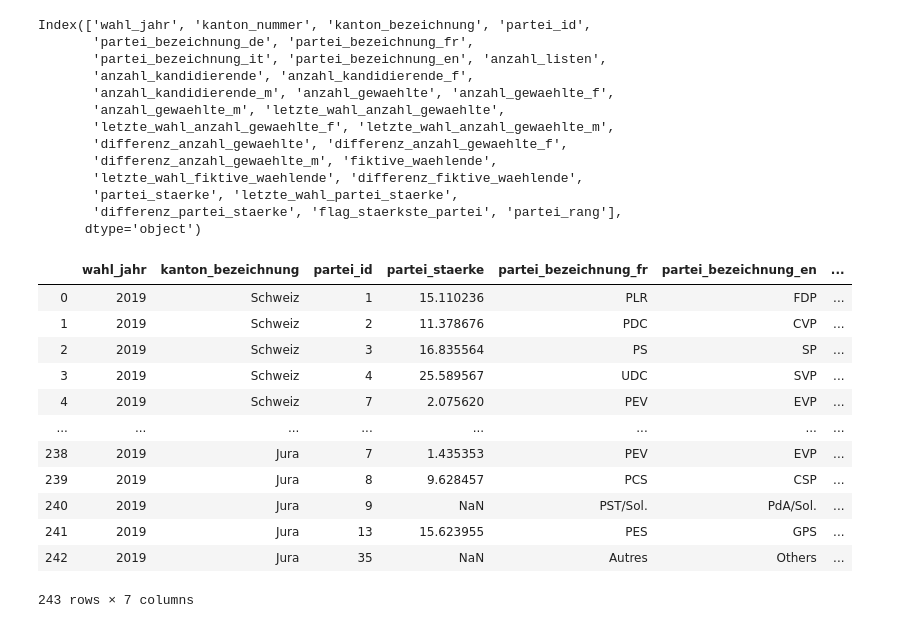
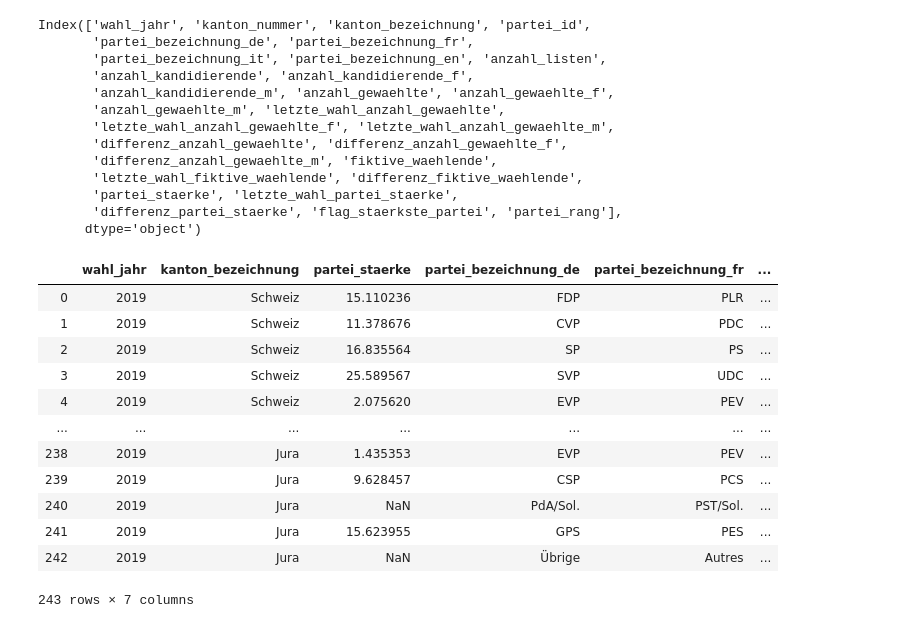
Before and after one commit to ArthurVignon/ADA_project, a Jupyter notebook: elections.ipynb, the cells around one changed output. Saved outputs shown, nothing was run; the diff lists cells and outputs as text; code cells hidden in the pictures.

```diff
--- a/elections.ipynb
+++ b/elections.ipynb
@@ -10,8 +10,13 @@ PATH_ELECTIONS_2019 = "data/elections/elections_2019.csv"
 
 romand_cantons = ['Vaud','Jura','Genève','Valais / Wallis','Neuchâtel','Fribourg / Freiburg']
 selected_parties = ['SVP','SP','FDP','CVP','GPS','GLP']
-columns = ['wahl_jahr','kanton_bezeichnung','partei_id','partei_staerke',
-           'partei_bezeichnung_fr','partei_bezeichnung_en','fiktive_waehlende']
+columns_required = {'wahl_jahr':'year','kanton_bezeichnung':'canton','partei_staerke':'party strength',
+                    'partei_bezeichnung_de': "party's name in German",
+                    'partei_bezeichnung_fr': "party's name in French",
+                    'partei_bezeichnung_en': "party's name in English",
+                    'fiktive_waehlende': 'fictional voter'}
+
+# To understand the concept of fictional voter: https://en.wikipedia.org/wiki/National_Council_(Switzerland)
 # %%
 elections_2015 = pd.read_csv(PATH_ELECTIONS_2015, sep=';')
 elections_2015
@@ -95,20 +100,20 @@ Index(['wahl_jahr', 'kanton_nummer', 'kanton_bezeichnung', 'partei_id',
        'differenz_partei_staerke', 'flag_staerkste_partei', 'partei_rang'],
       dtype='object')
 # %%
-elections_2019 = elections_2019[columns]
+elections_2019 = elections_2019[columns_required.keys()]
 elections_2019
 # %% [output]
-|  | wahl_jahr | kanton_bezeichnung | partei_id | partei_staerke | partei_bezeichnung_fr | partei_bezeichnung_en | ... |
-| 0 | 2019 | Schweiz | 1 | 15.110236 | PLR | FDP | ... |
-| 1 | 2019 | Schweiz | 2 | 11.378676 | PDC | CVP | ... |
-| 2 | 2019 | Schweiz | 3 | 16.835564 | PS | SP | ... |
-| 3 | 2019 | Schweiz | 4 | 25.589567 | UDC | SVP | ... |
-| 4 | 2019 | Schweiz | 7 | 2.075620 | PEV | EVP | ... |
-| ... | ... | ... | ... | ... | ... | ... | ... |
-| 238 | 2019 | Jura | 7 | 1.435353 | PEV | EVP | ... |
-| 239 | 2019 | Jura | 8 | 9.628457 | PCS | CSP | ... |
-| 240 | 2019 | Jura | 9 | NaN | PST/Sol. | PdA/Sol. | ... |
-| 241 | 2019 | Jura | 13 | 15.623955 | PES | GPS | ... |
-| 242 | 2019 | Jura | 35 | NaN | Autres | Others | ... |
+|  | wahl_jahr | kanton_bezeichnung | partei_staerke | partei_bezeichnung_de | partei_bezeichnung_fr | ... |
+| 0 | 2019 | Schweiz | 15.110236 | FDP | PLR | ... |
+| 1 | 2019 | Schweiz | 11.378676 | CVP | PDC | ... |
+| 2 | 2019 | Schweiz | 16.835564 | SP | PS | ... |
+| 3 | 2019 | Schweiz | 25.589567 | SVP | UDC | ... |
+| 4 | 2019 | Schweiz | 2.075620 | EVP | PEV | ... |
+| ... | ... | ... | ... | ... | ... | ... |
+| 238 | 2019 | Jura | 1.435353 | EVP | PEV | ... |
+| 239 | 2019 | Jura | 9.628457 | CSP | PCS | ... |
+| 240 | 2019 | Jura | NaN | PdA/Sol. | PST/Sol. | ... |
+| 241 | 2019 | Jura | 15.623955 | GPS | PES | ... |
+| 242 | 2019 | Jura | NaN | Übrige | Autres | ... |
 243 rows × 7 columns
 # %%
```
Also changed, not shown: parts of 11 cells of this notebook.
